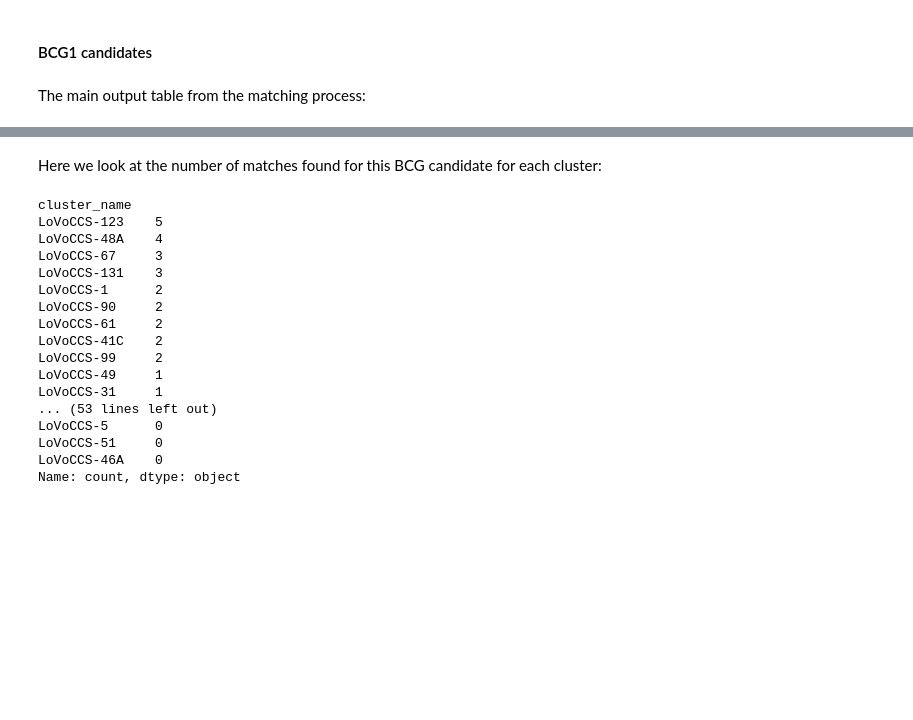
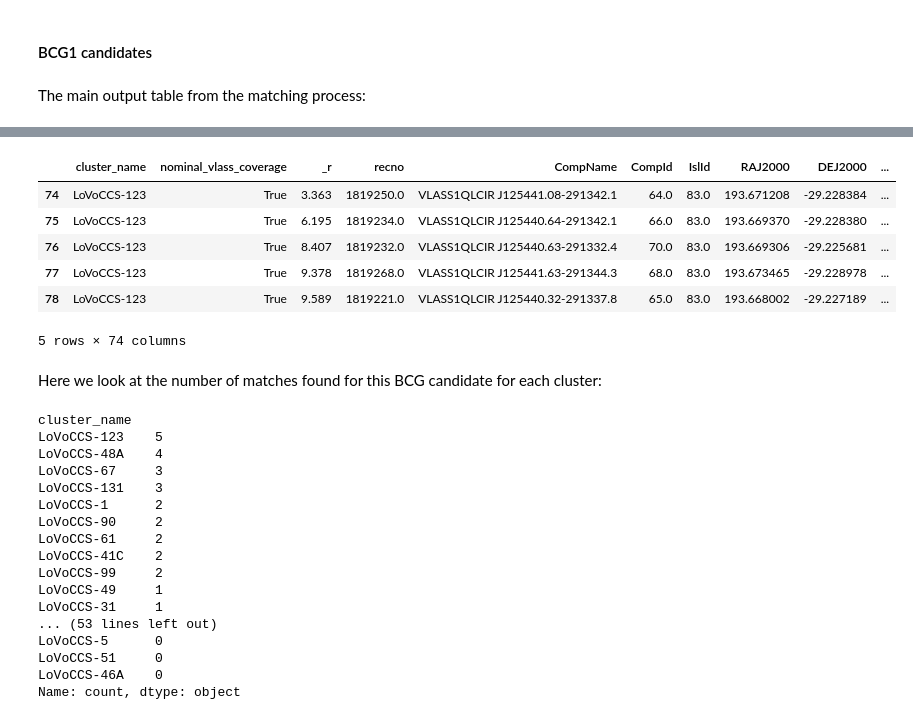
Before and after one commit to LoVoCCS/LoVoCCS-BCG-Ident, a Jupyter notebook: crossmatch_bcgcands_VLASS_GALEX.ipynb, the cells around one changed output, grey strips where cells are left out. Cells and saved outputs as stored; diff of their text form; code cells hidden in the pictures; blank space fills up the shorter version.

```diff
--- a/crossmatch_bcgcands_VLASS_GALEX.ipynb
+++ b/crossmatch_bcgcands_VLASS_GALEX.ipynb
@@ -266,5 +284,15 @@ bcg1_cand_vlass
 | 82 | LoVoCCS-134 | False | NaN | NaN | None | NaN | NaN | NaN | NaN | ... |
 83 rows × 74 columns
+# %%
+bcg1_cand_vlass[bcg1_cand_vlass['cluster_name'] == 'LoVoCCS-123']
+# %% [output]
+|  | cluster_name | nominal_vlass_coverage | _r | recno | CompName | CompId | IslId | RAJ2000 | DEJ2000 | ... |
+| 74 | LoVoCCS-123 | True | 3.363 | 1819250.0 | VLASS1QLCIR J125441.08-291342.1 | 64.0 | 83.0 | 193.671208 | -29.228384 | ... |
+| 75 | LoVoCCS-123 | True | 6.195 | 1819234.0 | VLASS1QLCIR J125440.64-291342.1 | 66.0 | 83.0 | 193.669370 | -29.228380 | ... |
+| 76 | LoVoCCS-123 | True | 8.407 | 1819232.0 | VLASS1QLCIR J125440.63-291332.4 | 70.0 | 83.0 | 193.669306 | -29.225681 | ... |
+| 77 | LoVoCCS-123 | True | 9.378 | 1819268.0 | VLASS1QLCIR J125441.63-291344.3 | 68.0 | 83.0 | 193.673465 | -29.228978 | ... |
+| 78 | LoVoCCS-123 | True | 9.589 | 1819221.0 | VLASS1QLCIR J125440.32-291337.8 | 65.0 | 83.0 | 193.668002 | -29.227189 | ... |
+5 rows × 74 columns
 # %% [markdown]
 Here we look at the number of matches found for this BCG candidate for each cluster:
 # %%
```
Also changed, not shown: parts of 14 cells of this notebook.
